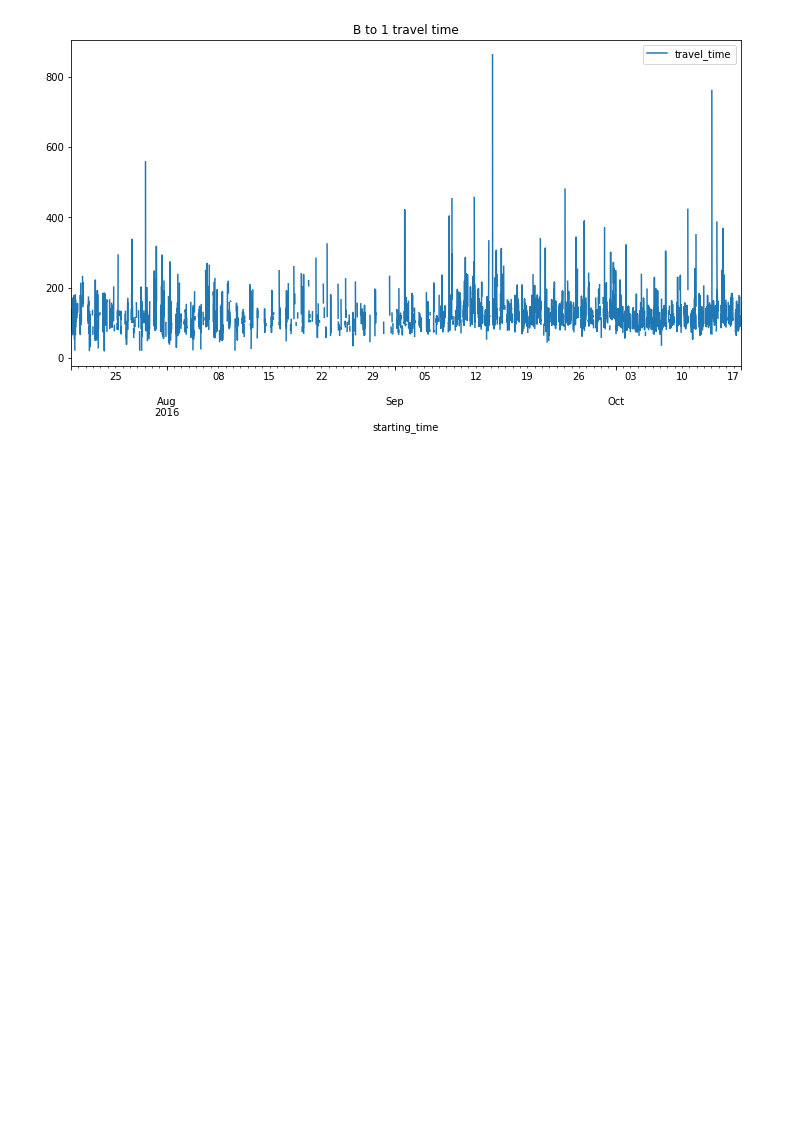
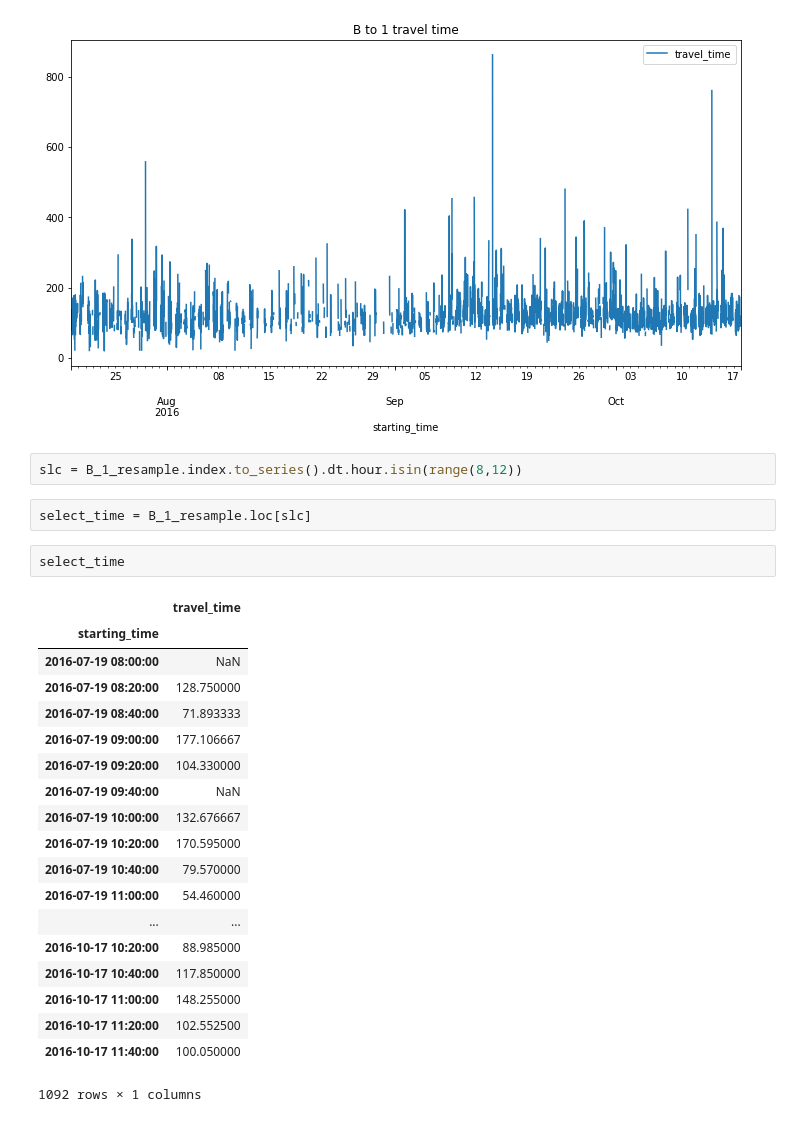
Before and after one commit to delphi-xk/ML_demo, a Jupyter notebook: notebook/pandas_test.ipynb, the cells around one changed output. Saved outputs shown, nothing was run; the diff lists cells and outputs as text; blank space fills up the shorter version.

```diff
--- a/notebook/pandas_test.ipynb
+++ b/notebook/pandas_test.ipynb
@@ -96,3 +85,29 @@ B_1_resample.plot(figsize=(12,6),title="B to 1 travel time")
 # %% [output]
 <matplotlib.axes._subplots.AxesSubplot at 0x...>
 [figure]
+# %%
+slc = B_1_resample.index.to_series().dt.hour.isin(range(8,12))
+# %%
+select_time = B_1_resample.loc[slc]
+# %%
+select_time
+# %% [output]
+|  | travel_time |
+| starting_time |  |
+| 2016-07-19 08:00:00 | NaN |
+| 2016-07-19 08:20:00 | 128.750000 |
+| 2016-07-19 08:40:00 | 71.893333 |
+| 2016-07-19 09:00:00 | 177.106667 |
+| 2016-07-19 09:20:00 | 104.330000 |
+| 2016-07-19 09:40:00 | NaN |
+| 2016-07-19 10:00:00 | 132.676667 |
+| 2016-07-19 10:20:00 | 170.595000 |
+| 2016-07-19 10:40:00 | 79.570000 |
+| 2016-07-19 11:00:00 | 54.460000 |
+| ... | ... |
+| 2016-10-17 10:20:00 | 88.985000 |
+| 2016-10-17 10:40:00 | 117.850000 |
+| 2016-10-17 11:00:00 | 148.255000 |
+| 2016-10-17 11:20:00 | 102.552500 |
+| 2016-10-17 11:40:00 | 100.050000 |
+1092 rows × 1 columns
```
Also changed, not shown: parts of 18 cells of this notebook, 4 other files.
